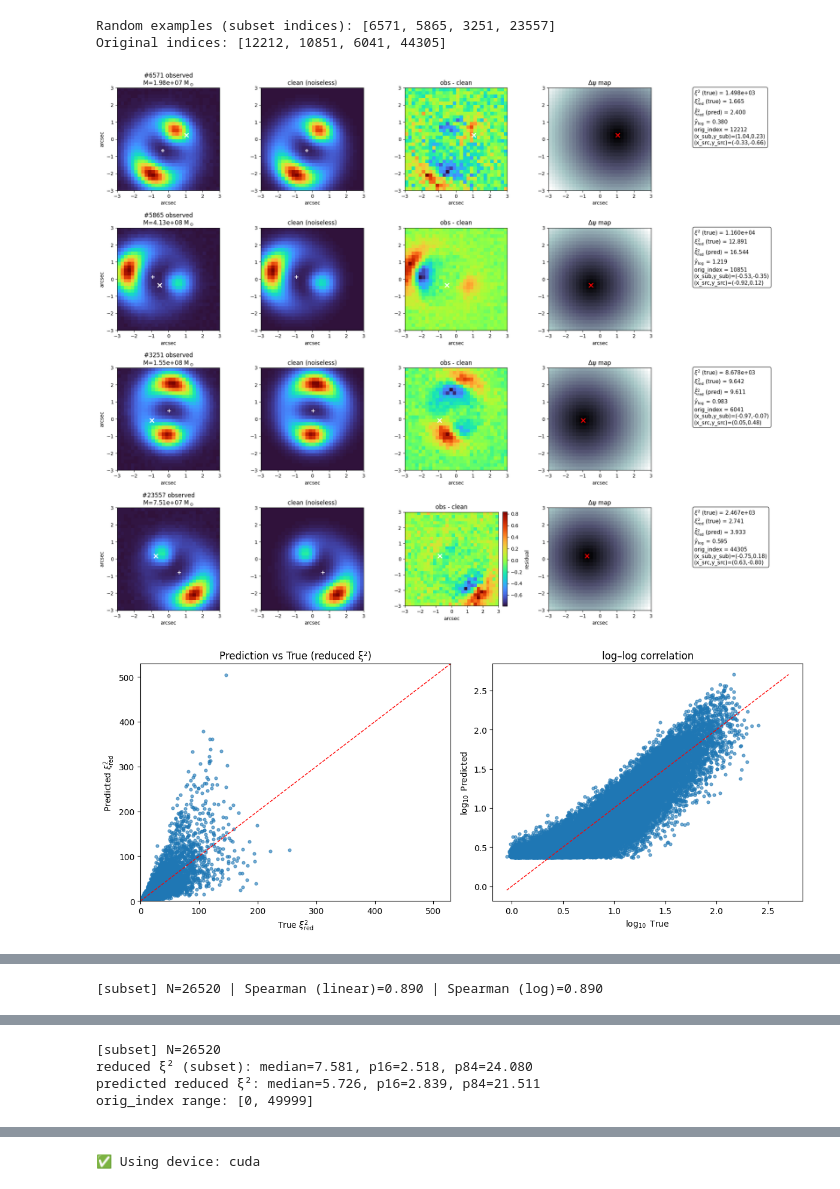
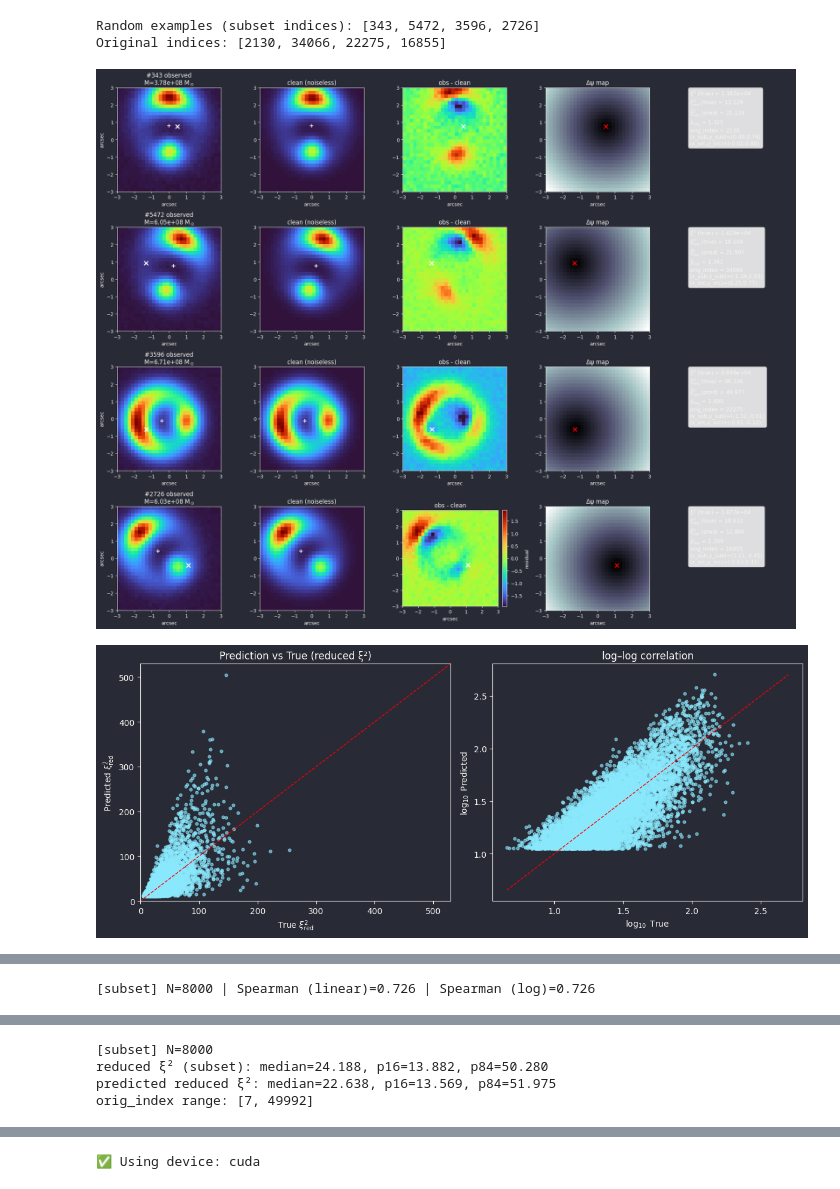
Before and after one commit to JuanDDiosRojas/PhD, a Jupyter notebook: Lenstronomy/reconstructor_sb_subset.ipynb, the cells around one changed output, grey strips where cells are left out. Saved outputs shown, nothing was run; the diff lists cells and outputs as text; code cells hidden in the pictures.

```diff
--- a/Lenstronomy/reconstructor_sb_subset.ipynb
+++ b/Lenstronomy/reconstructor_sb_subset.ipynb
@@ -4,13 +4,15 @@
 import numpy as np
 import h5py
 import matplotlib.pyplot as plt
+import matplotx
+plt.style.use(matplotx.styles.dracula)
 from scipy.stats import spearmanr
 
 # ======================
 # Parameters
 # ======================
 # h5_path = 'LSST_singleband_subset_pred.h5'  # subset file
-h5_path = "LSST_singleband_subset_pred_2.h5"   # subset file
+h5_path = "LSST_singleband_subset_pred_3.h5"   # subset file
 N_EXAMPLES = 4
 RANDOM_SEED = None
 
@@ -102,7 +104,7 @@ with h5py.File(h5_path, 'r') as f:
         # (1) Observed (noisy)
         ax = axes[row, 0]
         obs = f[k_obs][idx]
-        ax.imshow(obs, origin='lower', extent=extent, cmap='turbo', interpolation='nearest')
+        ax.imshow(obs, origin='lower', extent=extent, cmap='turbo')
         if np.isfinite(xs) and np.isfinite(ys): ax.scatter([xs],[ys], s=70, marker='x', lw=2, c='w')
         if np.isfinite(x0) and np.isfinite(y0): ax.scatter([x0],[y0], s=55, marker='+', lw=1.5, c='w')
         ax.set_title(f"#{idx} observed\nM={m:.2e} M$_\\odot$")
@@ -111,7 +113,7 @@ with h5py.File(h5_path, 'r') as f:
         # (2) Clean (noiseless)
         ax = axes[row, 1]
         clean = f[k_clean][idx]
-        ax.imshow(clean, origin='lower', extent=extent, cmap='turbo', interpolation='nearest')
+        ax.imshow(clean, origin='lower', extent=extent, cmap='turbo')
         if np.isfinite(x0) and np.isfinite(y0): ax.scatter([x0],[y0], s=55, marker='+', lw=1.5, c='w')
         ax.set_title("clean (noiseless)")
         ax.set_xlabel("arcsec")
@@ -120,7 +122,7 @@ with h5py.File(h5_path, 'r') as f:
         ax = axes[row, 2]
         # resid = np.abs(obs - clean)
         resid = obs - clean
-        im = ax.imshow(resid, origin='lower', extent=extent, cmap='turbo', interpolation='nearest')
+        im = ax.imshow(resid, origin='lower', extent=extent, cmap='turbo')
         if np.isfinite(xs) and np.isfinite(ys): ax.scatter([xs],[ys], s=70, marker='x', lw=2, c='w')
         ax.set_title(r"obs - clean")
         ax.set_xlabel("arcsec")
@@ -131,7 +133,7 @@ with h5py.File(h5_path, 'r') as f:
         # (4) Δψ
         ax = axes[row, 3]
         dpsi = f[k_dpsi][idx]
-        ax.imshow(dpsi, origin='lower', extent=extent, cmap='bone', interpolation='nearest')
+        ax.imshow(dpsi, origin='lower', extent=extent, cmap='bone')
         if np.isfinite(xs) and np.isfinite(ys): ax.scatter([xs],[ys], s=70, marker='x', lw=2, c='r')
         ax.set_title("Δψ map")
         ax.set_xlabel("arcsec")
@@ -194,34 +196,34 @@ with h5py.File(h5_path, 'r') as f:
             rho_log, _ = spearmanr(t, p)
             print(f"[subset] N={int(np.sum(msk))} | Spearman (linear)={rho_lin:.3f} | Spearman (log)={rho_log:.3f}")
         else:
             print("[subset] Not enough finite/positive pairs for correlation plots.")
 
     # (B) Mass–signal relation in the subset
     if (mass is not None) and (xi2r is not None):
         logM = np.log10(np.clip(mass, 1e-30, None))
         logX = _safe_log10(xi2r)
         msk2 = np.isfinite(logM) & np.isfinite(logX)
         if np.any(msk2):
             fig, ax = plt.subplots(figsize=(6,5))
             ax.scatter(logM[msk2], logX[msk2], s=8, alpha=.5)
             rho, _ = spearmanr(logM[msk2], logX[msk2])
             ax.set_xlabel(r'$\log_{10}(M_{\rm sub}/M_\odot)$')
             ax.set_ylabel(r'$\log_{10}(\xi^2_{\rm red})$')
             ax.set_title(f'Mass–signal relation (Spearman={rho:.2f})')
             plt.tight_layout(); plt.show()
 
     # Quick summary
     print(f"[subset] N={N}")
     if xi2r is not None:
         print("reduced ξ² (subset): median=%.3f, p16=%.3f, p84=%.3f" %
               (np.nanmedian(xi2r), np.nanpercentile(xi2r, 16), np.nanpercentile(xi2r, 84)))
     if xi2r_p is not None:
         print("predicted reduced ξ²: median=%.3f, p16=%.3f, p84=%.3f" %
               (np.nanmedian(xi2r_p), np.nanpercentile(xi2r_p, 16), np.nanpercentile(xi2r_p, 84)))
     if idx_src is not None:
         print(f"orig_index range: [{int(idx_src.min())}, {int(idx_src.max())}]")
 # %% [output]
-Random examples (subset indices): [6571, 5865, 3251, 23557]
-Original indices: [12212, 10851, 6041, 44305]
+Random examples (subset indices): [343, 5472, 3596, 2726]
+Original indices: [2130, 34066, 22275, 16855]
-[figure, old version]
+[figure, new version]
-[figure, old version]
+[figure, new version]
@@ -229 +231 @@ Original indices: [12212, 10851, 6041, 44305]
-[subset] N=26520 | Spearman (linear)=0.890 | Spearman (log)=0.890
+[subset] N=8000 | Spearman (linear)=0.726 | Spearman (log)=0.726
@@ -231,5 +233,5 @@ Original indices: [12212, 10851, 6041, 44305]
-[subset] N=26520
-reduced ξ² (subset): median=7.581, p16=2.518, p84=24.080
-predicted reduced ξ²: median=5.726, p16=2.839, p84=21.511
-orig_index range: [0, 49999]
+[subset] N=8000
+reduced ξ² (subset): median=24.188, p16=13.882, p84=50.280
+predicted reduced ξ²: median=22.638, p16=13.569, p84=51.975
+orig_index range: [7, 49992]
 # %%
```
Also changed, not shown: parts of 14 cells of this notebook.
